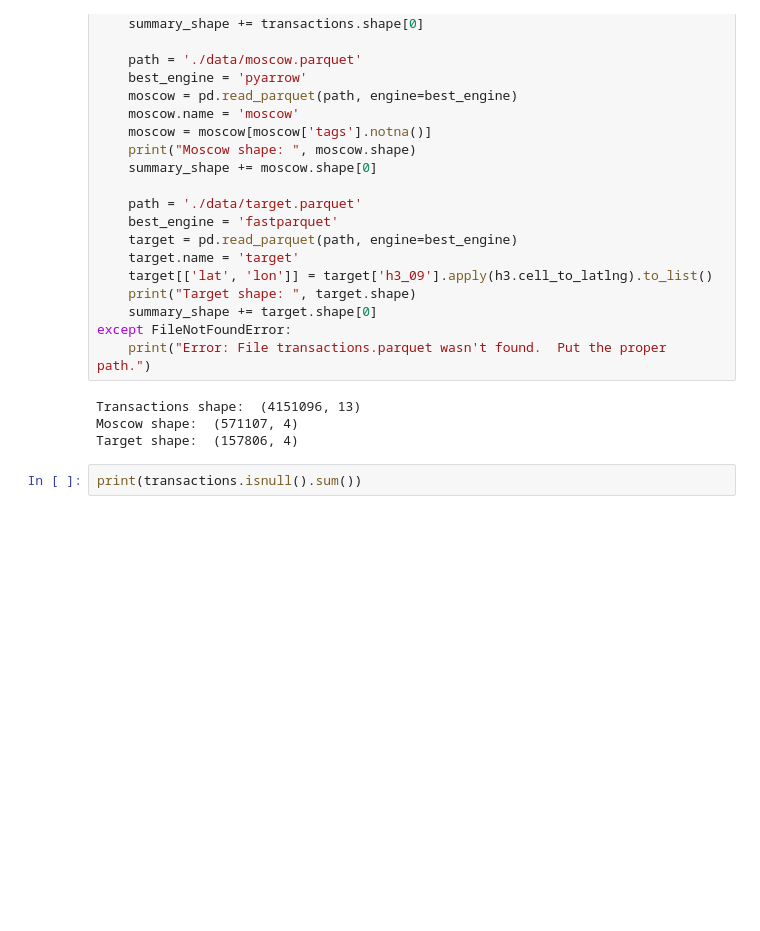
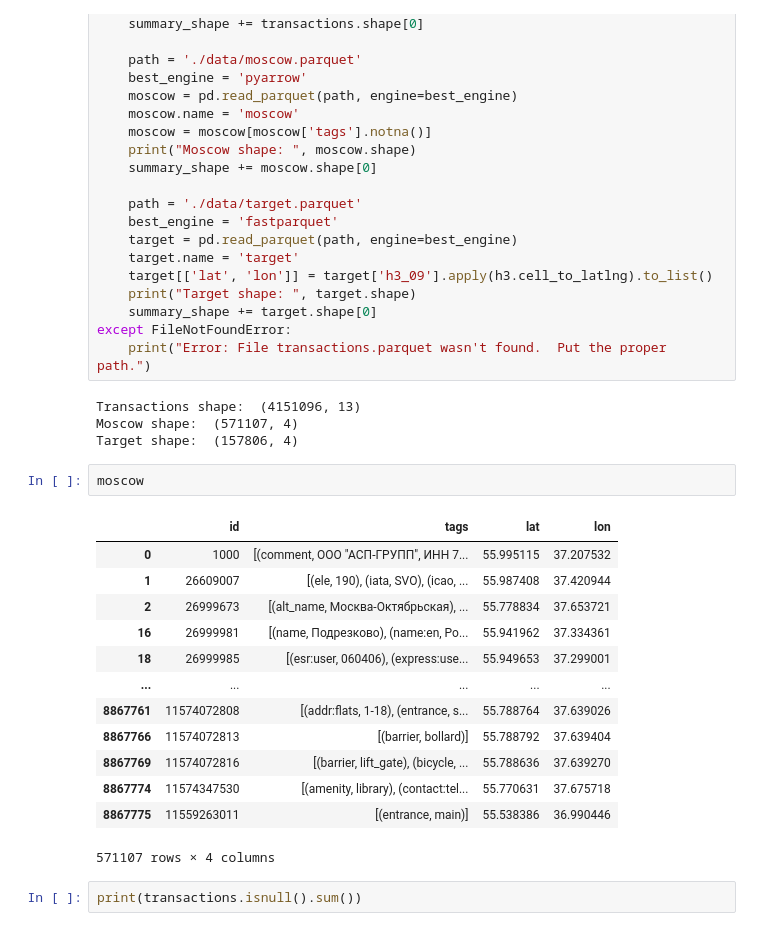
Before and after one commit to Luzinsan/BigData-project, a Jupyter notebook: notebooks/first_look_on_data.ipynb, the cells around one changed output. Saved outputs shown, nothing was run; the diff lists cells and outputs as text; blank space fills up the shorter version.

```diff
--- a/notebooks/first_look_on_data.ipynb
+++ b/notebooks/first_look_on_data.ipynb
@@ -49,6 +49,22 @@ except FileNotFoundError:
 Transactions shape:  (4151096, 13)
 Moscow shape:  (571107, 4)
 Target shape:  (157806, 4)
+# %%
+moscow
+# %% [output]
+|  | id | tags | lat | lon |
+| 0 | 1000 | [(comment, ООО "АСП-ГРУПП", ИНН 7... | 55.995115 | 37.207532 |
+| 1 | 26609007 | [(ele, 190), (iata, SVO), (icao, ... | 55.987408 | 37.420944 |
+| 2 | 26999673 | [(alt_name, Москва-Октябрьская), ... | 55.778834 | 37.653721 |
+| 16 | 26999981 | [(name, Подрезково), (name:en, Po... | 55.941962 | 37.334361 |
+| 18 | 26999985 | [(esr:user, 060406), (express:use... | 55.949653 | 37.299001 |
+| ... | ... | ... | ... | ... |
+| 8867761 | 11574072808 | [(addr:flats, 1-18), (entrance, s... | 55.788764 | 37.639026 |
+| 8867766 | 11574072813 | [(barrier, bollard)] | 55.788792 | 37.639404 |
+| 8867769 | 11574072816 | [(barrier, lift_gate), (bicycle, ... | 55.788636 | 37.639270 |
+| 8867774 | 11574347530 | [(amenity, library), (contact:tel... | 55.770631 | 37.675718 |
+| 8867775 | 11559263011 | [(entrance, main)] | 55.538386 | 36.990446 |
+571107 rows × 4 columns
 # %%
 print(transactions.isnull().sum())
 # %% [output]
```
Also changed, not shown: parts of 5 cells of this notebook, 6 other files.
